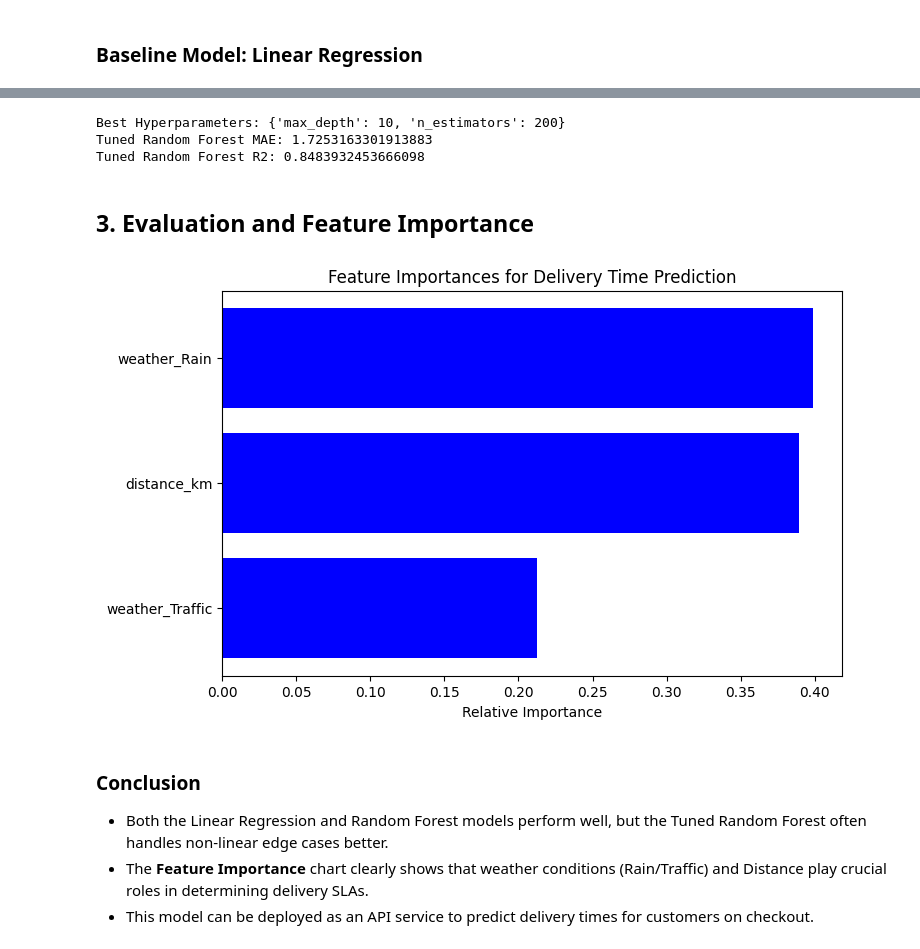
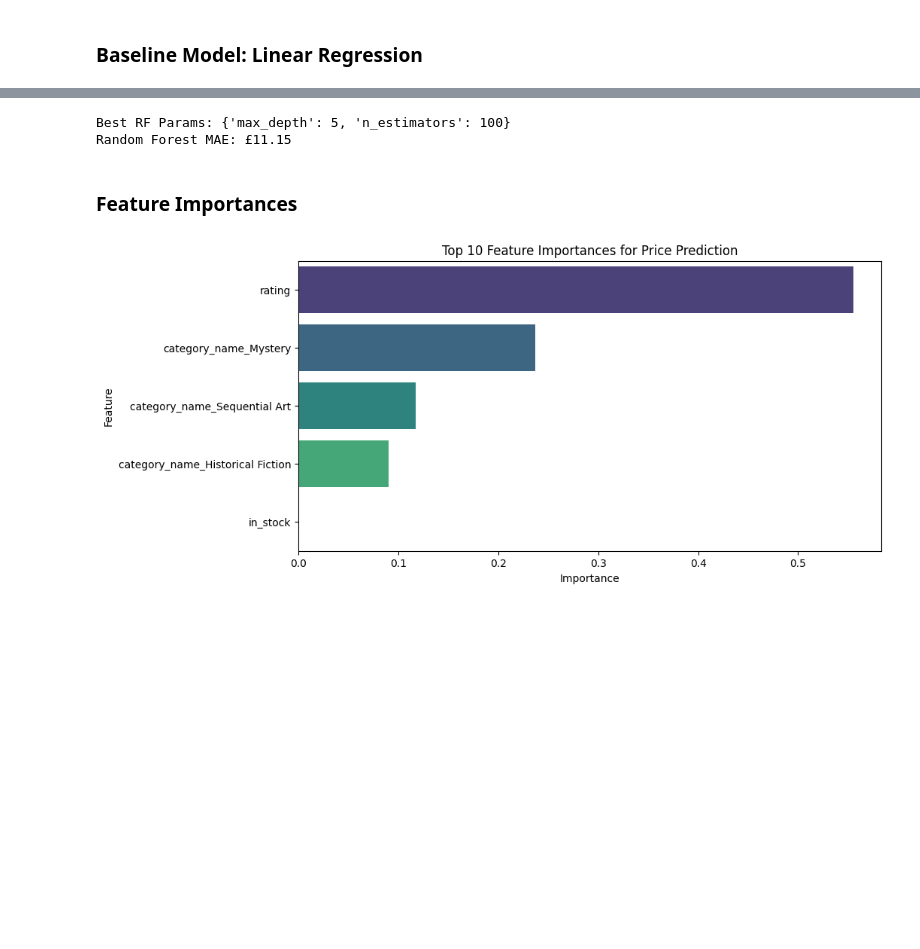
Before and after one commit to VONTIPULIPUJYAGANESHKARTHIK/zepto-masai-project, a Jupyter notebook: analytics/analytics_end_to_end.ipynb, the cells around one changed output, grey strips where cells are left out. Saved outputs shown, nothing was run; the diff lists cells and outputs as text; code cells hidden in the pictures; blank space fills up the shorter version.

```diff
--- a/analytics/analytics_end_to_end.ipynb
+++ b/analytics/analytics_end_to_end.ipynb
@@ -101,42 +78,31 @@ We use Grid Search to find the optimal hyperparameters for our Random Forest.
 # %%
+rf = RandomForestRegressor(random_state=42)
 param_grid = {
-    'n_estimators': [50, 100, 200],
-    'max_depth': [None, 10, 20]
+    'n_estimators': [50, 100],
+    'max_depth': [None, 5, 10]
 }
 
-rf = RandomForestRegressor(random_state=42)
-grid_search = GridSearchCV(estimator=rf, param_grid=param_grid, cv=3, scoring='neg_mean_absolute_error', n_jobs=-1)
-grid_search.fit(X_train, y_train)
+grid = GridSearchCV(rf, param_grid, cv=3, scoring='neg_mean_absolute_error')
+grid.fit(X_train, y_train)
 
-best_rf = grid_search.best_estimator_
-print("Best Hyperparameters:", grid_search.best_params_)
+best_rf = grid.best_estimator_
+rf_preds = best_rf.predict(X_test)
 
-# Predictions with tuned model
-rf_pred = best_rf.predict(X_test)
-print("Tuned Random Forest MAE:", mean_absolute_error(y_test, rf_pred))
-print("Tuned Random Forest R2:", r2_score(y_test, rf_pred))
+print(f"Best RF Params: {grid.best_params_}")
+print(f"Random Forest MAE: £{mean_absolute_error(y_test, rf_preds):.2f}")
 # %% [output]
-Best Hyperparameters: {'max_depth': 10, 'n_estimators': 200}
-Tuned Random Forest MAE: 1.7253163301913883
-Tuned Random Forest R2: 0.8483932453666098
+Best RF Params: {'max_depth': 5, 'n_estimators': 100}
+Random Forest MAE: £11.15
-# %% [markdown]
-## 3. Evaluation and Feature Importance
-# %%
-# Plot Feature Importances
-importances = best_rf.feature_importances_
-features = X.columns
-indices = np.argsort(importances)
-
-plt.figure(figsize=(8, 5))
-plt.title('Feature Importances for Delivery Time Prediction')
-plt.barh(range(len(indices)), importances[indices], color='b', align='center')
-plt.yticks(range(len(indices)), [features[i] for i in indices])
-plt.xlabel('Relative Importance')
-plt.show()
-# %% [output]
-[figure, removed]
-# %% [markdown]
-### Conclusion
-- Both the Linear Regression and Random Forest models perform well, but the Tuned Random Forest often handles non-linear edge cases better.
-- The **Feature Importance** chart clearly shows that weather conditions (Rain/Traffic) and Distance play crucial roles in determining delivery SLAs.
-- This model can be deployed as an API service to predict delivery times for customers on checkout.
+# %% [markdown]
+### Feature Importances
+# %%
+importances = best_rf.feature_importances_
+feature_names = X.columns
+feat_df = pd.DataFrame({'Feature': feature_names, 'Importance': importances}).sort_values(by='Importance', ascending=False)
+
+plt.figure(figsize=(10, 5))
+sns.barplot(x='Importance', y='Feature', data=feat_df.head(10), palette='viridis')
+plt.title('Top 10 Feature Importances for Price Prediction')
+plt.show()
+# %% [output]
+[figure, added]
```
Also changed, not shown: parts of 16 cells of this notebook, 5 other files.
